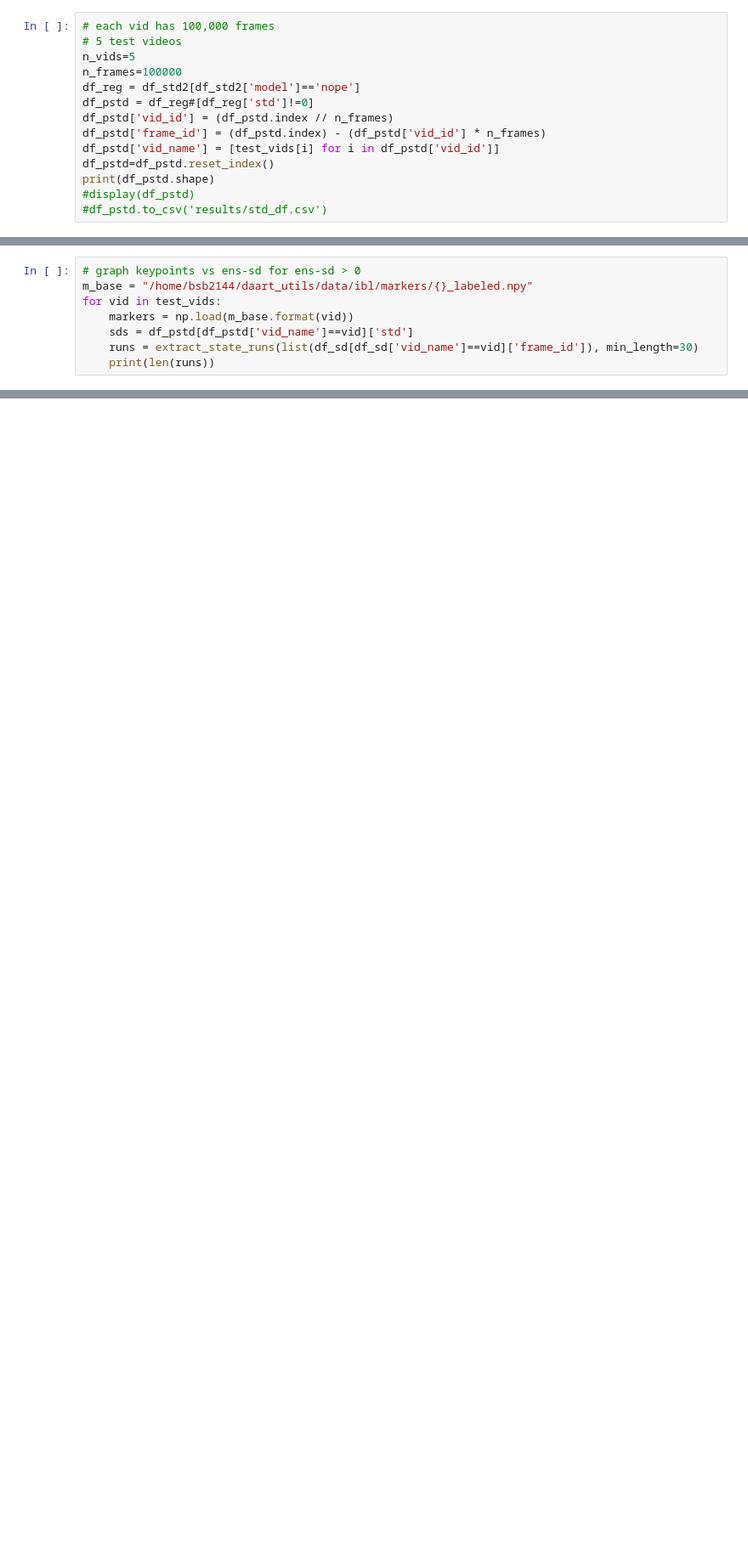
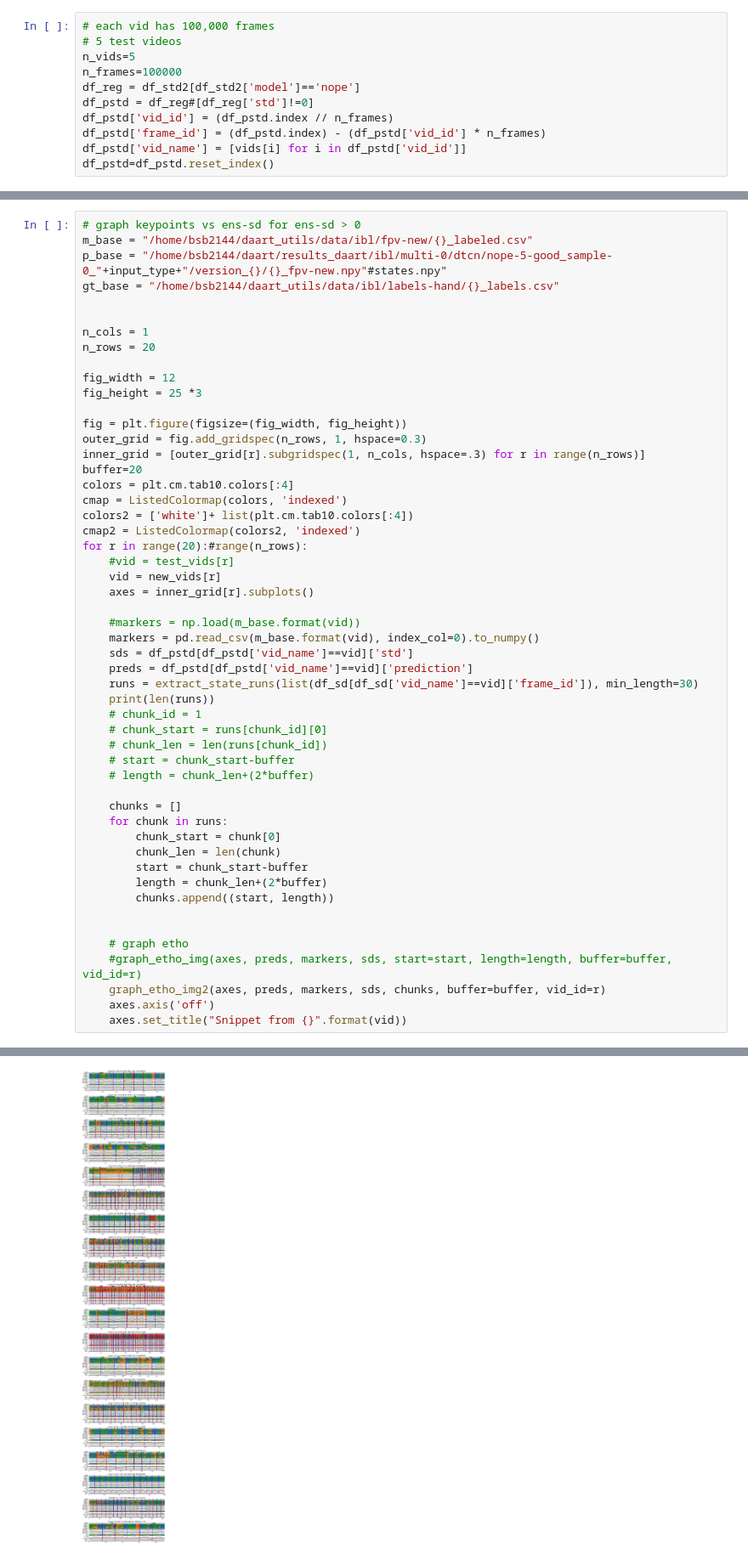
Before and after one commit to themattinthehatt/daart, a Jupyter notebook: data_augment/conf_vs_acc.ipynb, the cells around one changed output, grey strips where cells are left out. Shown at 85% size. Saved outputs shown, nothing was run; the diff lists cells and outputs as text; blank space fills up the shorter version.

```diff
--- a/data_augment/conf_vs_acc.ipynb
+++ b/data_augment/conf_vs_acc.ipynb
@@ -261,9 +633,6 @@ df_reg = df_std2[df_std2['model']=='nope']
 df_pstd = df_reg#[df_reg['std']!=0]
 df_pstd['vid_id'] = (df_pstd.index // n_frames)
 df_pstd['frame_id'] = (df_pstd.index) - (df_pstd['vid_id'] * n_frames)
-df_pstd['vid_name'] = [test_vids[i] for i in df_pstd['vid_id']]
+df_pstd['vid_name'] = [vids[i] for i in df_pstd['vid_id']]
 df_pstd=df_pstd.reset_index()
-print(df_pstd.shape)
-#display(df_pstd)
-#df_pstd.to_csv('results/std_df.csv')
 # %% [output]
@@ -331,9 +798,53 @@ print(len(runs))
 # %%
 # graph keypoints vs ens-sd for ens-sd > 0
-m_base = "/home/bsb2144/daart_utils/data/ibl/markers/{}_labeled.npy"
-for vid in test_vids:
-    markers = np.load(m_base.format(vid))
+m_base = "/home/bsb2144/daart_utils/data/ibl/fpv-new/{}_labeled.csv"
+p_base = "/home/bsb2144/daart/results_daart/ibl/multi-0/dtcn/nope-5-good_sample-0_"+input_type+"/version_{}/{}_fpv-new.npy"#states.npy"
+gt_base = "/home/bsb2144/daart_utils/data/ibl/labels-hand/{}_labels.csv"
+
+
+n_cols = 1
+n_rows = 20
+
+fig_width = 12
+fig_height = 25 *3
+
+fig = plt.figure(figsize=(fig_width, fig_height))
+outer_grid = fig.add_gridspec(n_rows, 1, hspace=0.3)
+inner_grid = [outer_grid[r].subgridspec(1, n_cols, hspace=.3) for r in range(n_rows)]
+buffer=20
+colors = plt.cm.tab10.colors[:4]
+cmap = ListedColormap(colors, 'indexed')
+colors2 = ['white']+ list(plt.cm.tab10.colors[:4])
+cmap2 = ListedColormap(colors2, 'indexed')
+for r in range(20):#range(n_rows):
+    #vid = test_vids[r]
+    vid = new_vids[r]
+    axes = inner_grid[r].subplots()
+
+    #markers = np.load(m_base.format(vid))
+    markers = pd.read_csv(m_base.format(vid), index_col=0).to_numpy()
     sds = df_pstd[df_pstd['vid_name']==vid]['std']
+    preds = df_pstd[df_pstd['vid_name']==vid]['prediction']
     runs = extract_state_runs(list(df_sd[df_sd['vid_name']==vid]['frame_id']), min_length=30)
     print(len(runs))
+    # chunk_id = 1
+    # chunk_start = runs[chunk_id][0]
+    # chunk_len = len(runs[chunk_id])
+    # start = chunk_start-buffer
+    # length = chunk_len+(2*buffer)
+
+    chunks = []
+    for chunk in runs:
+        chunk_start = chunk[0]
+        chunk_len = len(chunk)
+        start = chunk_start-buffer
+        length = chunk_len+(2*buffer)
+        chunks.append((start, length))
+
+
+    # graph etho
+    #graph_etho_img(axes, preds, markers, sds, start=start, length=length, buffer=buffer, vid_id=r)
+    graph_etho_img2(axes, preds, markers, sds, chunks, buffer=buffer, vid_id=r)
+    axes.axis('off')
+    axes.set_title("Snippet from {}".format(vid))
 # %% [output]
@@ -344,0 +871 @@ for vid in test_vids:
+[figure, added]
```
Also changed, not shown: parts of 29 cells of this notebook, 6 other files.
